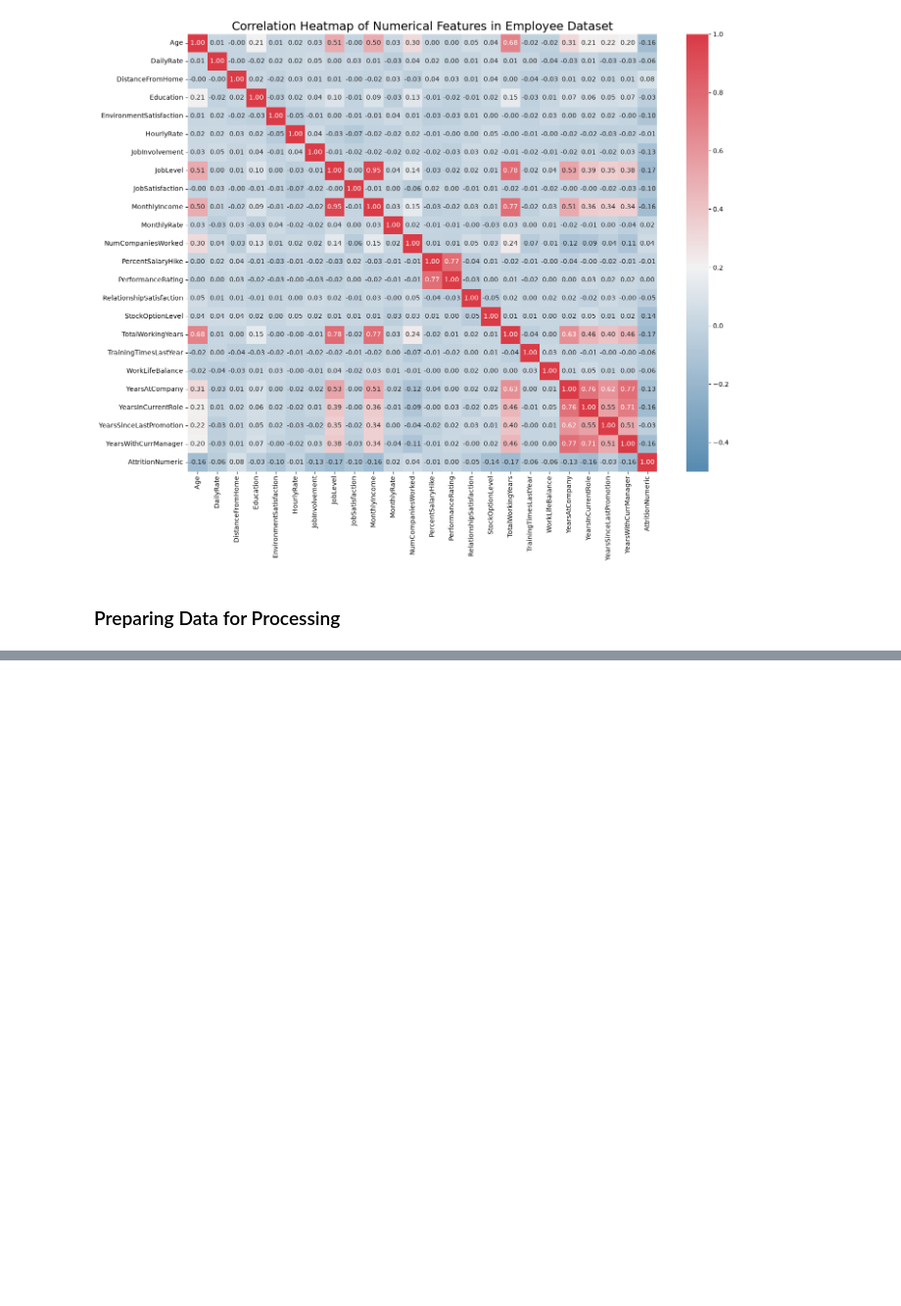
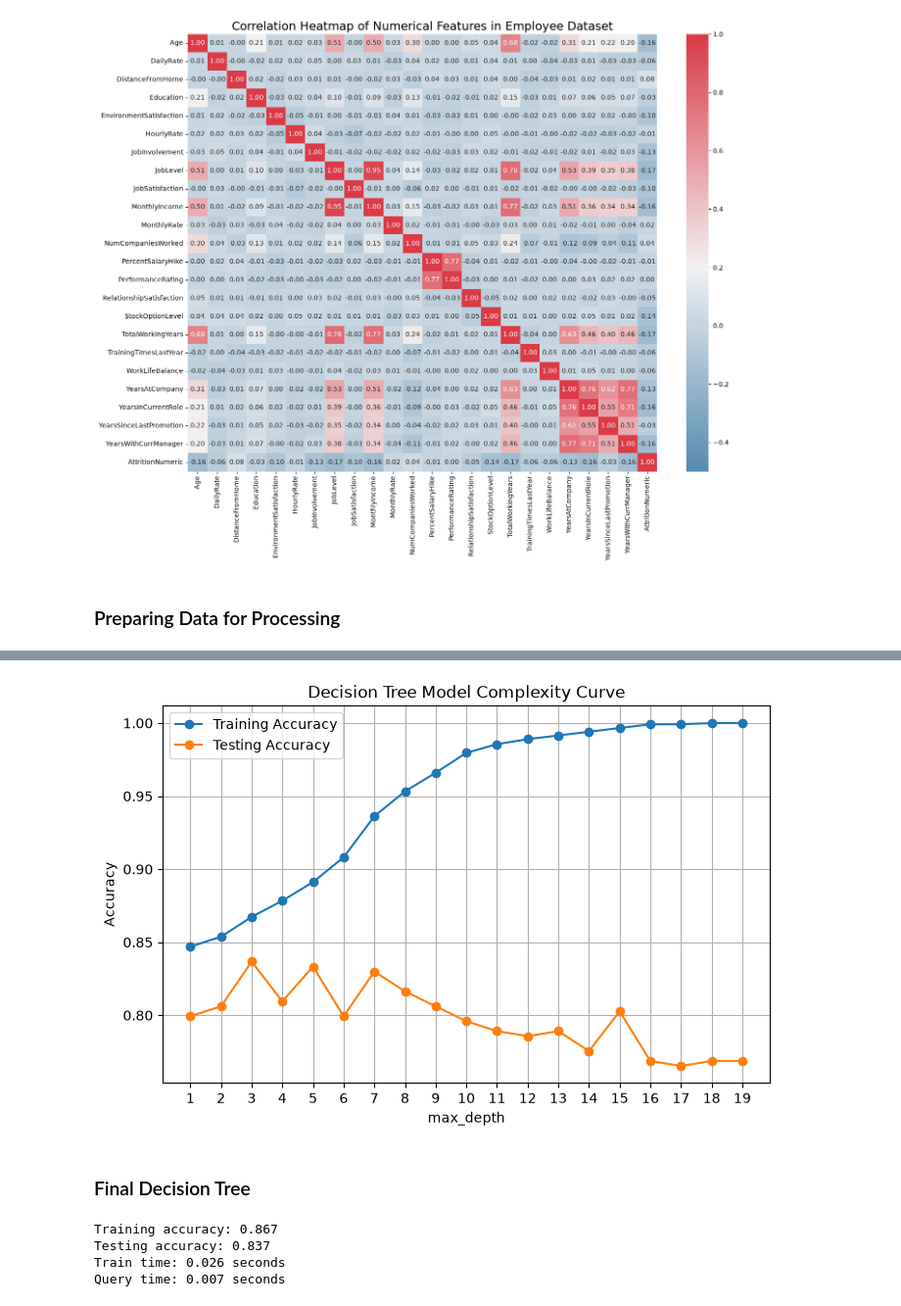
Before and after one commit to shay-malka/machine-learning-final, a Jupyter notebook: classification.ipynb, the cells around one changed output, grey strips where cells are left out. Shown at 98% size. Saved outputs shown, nothing was run; the diff lists cells and outputs as text; code cells hidden in the pictures; blank space fills up the shorter version.

Commit message:
Completed model 1 and 2

```diff
--- a/classification.ipynb
+++ b/classification.ipynb
@@ -167,10 +174,10 @@ numerical_columns = X_train.select_dtypes(include=["number"]).columns
 # Preprocessing for categorical data
 preprocessor_cat_cols = ColumnTransformer(
     transformers=[
-        ("cat", OneHotEncoder(sparse_output=False, drop="first", handle_unknown="ignore"), categorical_columns)
-        ])
+        ("cat", OneHotEncoder(sparse_output=False, drop="first", handle_unknown="ignore"), categorical_columns),
+         ("num", "passthrough", numerical_columns)]) # need to include numbers otherwise ColumnTransformer will ignore
 # Preprocessing for categorical and numerical data
 preprocessor_cat_and_num_cols = ColumnTransformer(
     transformers=[
-        ("cat", OneHotEncoder(sparse_output=False, drop="first", handle_unknown="ignore"), categorical_columns)
+        ("cat", OneHotEncoder(sparse_output=False, drop="first", handle_unknown="ignore"), categorical_columns),
         ("num", StandardScaler(), numerical_columns)])
@@ -179,0 +280,18 @@ X_test_encoded = preprocessor.transform(X_test)
+# %%
+train_accuracies = []
+test_accuracies = []
+for depth in range(1, 20):
+    tree_model = DecisionTreeClassifier(max_depth=depth, random_state=42)
+
+    tree_pipeline = Pipeline(
+        steps=[("preprocessor", preprocessor_cat_cols), ("model", tree_model)
+        ])
+
+    tree_pipeline.fit(X_train, y_train)
+
+    train_preds_tree = tree_pipeline.predict(X_train) # predict on training data
+    preds_tree = tree_pipeline.predict(X_test)
+    train_acc_tree = print_accuracy(accuracy_score(y_train, train_preds_tree), True)
+    test_acc_tree = print_accuracy(accuracy_score(y_test, preds_tree))
+    train_accuracies.append(train_acc_tree)
+    test_accuracies.append(test_acc_tree)
@@ -179,0 +316,46 @@ X_test_encoded = preprocessor.transform(X_test)
+# %%
+depths = range(1, 20)
+plt.figure(figsize=(8, 5))
+plt.plot(depths, train_accuracies, marker="o", label="Training Accuracy")
+plt.plot(depths,test_accuracies,marker="o", label="Testing Accuracy")
+plt.xlabel("max_depth")
+plt.ylabel("Accuracy")
+plt.title("Decision Tree Model Complexity Curve")
+plt.xticks(depths)
+plt.grid(True)
+plt.legend() # show key for colours corresponding to training and testing accuracy
+plt.show()
+# max_depth of 3 has highest testing accuracy of approximately 84%
+# %% [output]
+[figure, added]
+# %% [markdown]
+### Final Decision Tree
+# %%
+final_decision_tree = DecisionTreeClassifier(max_depth=3, random_state=42)
+# Bundle preprocessing and model in a pipeline
+pipeline_two_final = Pipeline(steps =[("preprocessor", preprocessor_cat_cols), ("model", final_decision_tree)])
+
+model_2_final_start_time_train = timer()
+# Preprocess training data and train model
+pipeline_two_final.fit(X_train, y_train)
+model_2_final_end_time_train = timer()
+
+train_preds_2_final = pipeline_two_final.predict(X_train) # predict on training data
+
+model_2_final_start_time_test = timer()
+# Preprocess test data and predict target
+preds_2_final = pipeline_two_final.predict(X_test)
+model_2_final_end_time_test = timer()
+
+# Calculate and display accuracy
+train_acc_2_final = print_accuracy(accuracy_score(y_train, train_preds_2_final), True)
+test_acc_2_final = print_accuracy(accuracy_score(y_test, preds_2_final))
+
+# Calculate and display time
+total_train_time_model_2_final = print_time(model_2_final_start_time_train, model_2_final_end_time_train, True)
+total_test_time_model_2_final = print_time(model_2_final_start_time_test, model_2_final_end_time_test)
+# %% [output]
+Training accuracy: 0.867
+Testing accuracy: 0.837
+Train time: 0.026 seconds
+Query time: 0.007 seconds
```
Also changed, not shown: parts of 15 cells of this notebook.
